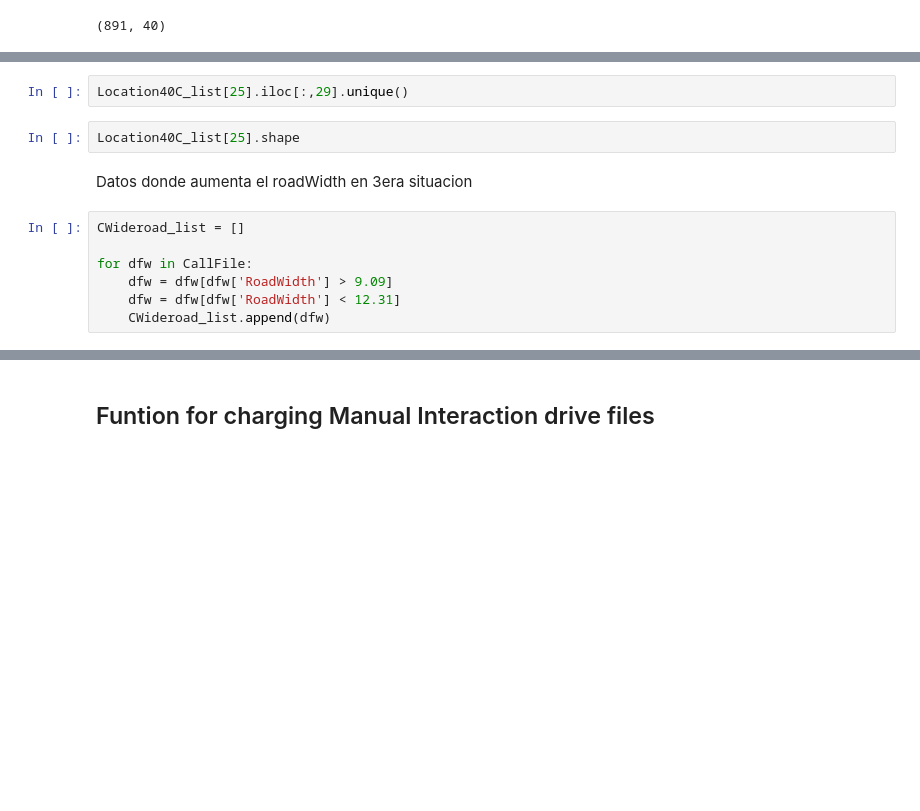
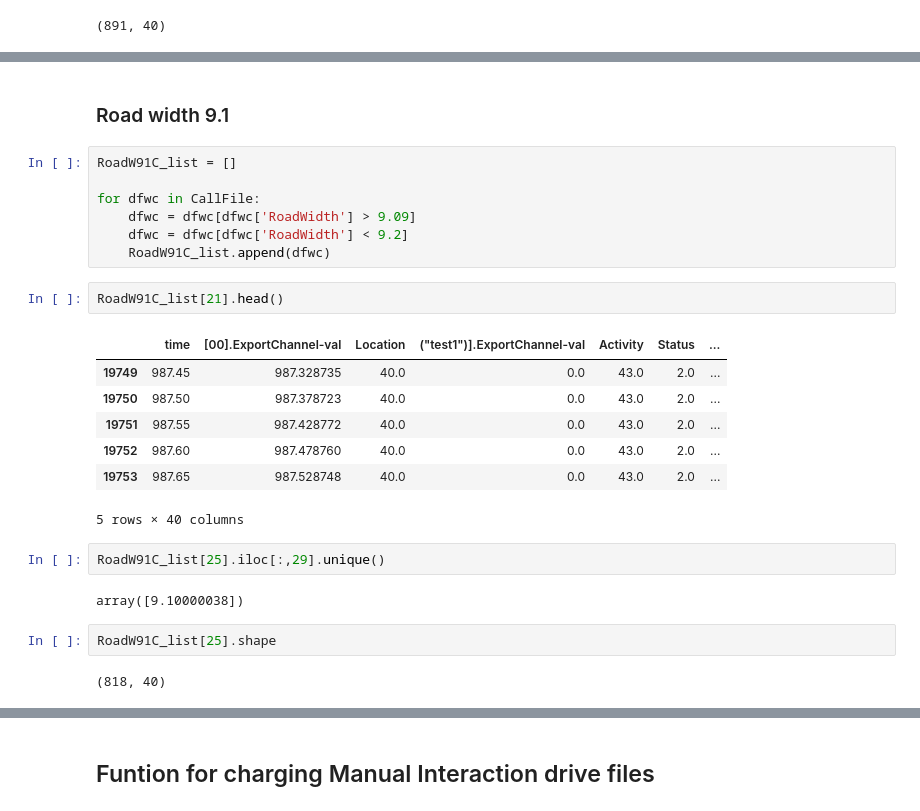
Before and after one commit to laonate/queensland, a Jupyter notebook: Testing.ipynb, the cells around one changed output, grey strips where cells are left out. Drawn from its saved outputs; the diff is of its cells as text; blank space fills up the shorter version.

```diff
--- a/Testing.ipynb
+++ b/Testing.ipynb
@@ -308,13 +318,27 @@ Location40C_list[0].head()
+# %% [markdown]
+### Road width 9.1
+# %%
+RoadW91C_list = []
+
+for dfwc in CallFile:
+    dfwc = dfwc[dfwc['RoadWidth'] > 9.09]
+    dfwc = dfwc[dfwc['RoadWidth'] < 9.2]
+    RoadW91C_list.append(dfwc)
+# %%
+RoadW91C_list[21].head()
+# %% [output]
+|  | time | [00].ExportChannel-val | Location | ("test1")].ExportChannel-val | Activity | Status | ... |
+| 19749 | 987.45 | 987.328735 | 40.0 | 0.0 | 43.0 | 2.0 | ... |
+| 19750 | 987.50 | 987.378723 | 40.0 | 0.0 | 43.0 | 2.0 | ... |
+| 19751 | 987.55 | 987.428772 | 40.0 | 0.0 | 43.0 | 2.0 | ... |
+| 19752 | 987.60 | 987.478760 | 40.0 | 0.0 | 43.0 | 2.0 | ... |
+| 19753 | 987.65 | 987.528748 | 40.0 | 0.0 | 43.0 | 2.0 | ... |
+5 rows × 40 columns
 # %%
-Location40C_list[25].iloc[:,29].unique()
+RoadW91C_list[25].iloc[:,29].unique()
+# %% [output]
+array([9.10000038])
 # %%
-Location40C_list[25].shape
+RoadW91C_list[25].shape
+# %% [output]
+(818, 40)
-# %% [markdown]
-Datos donde aumenta el roadWidth en 3era situacion
-# %%
-CWideroad_list = []
-
-for dfw in CallFile:
-    dfw = dfw[dfw['RoadWidth'] > 9.09]
-    dfw = dfw[dfw['RoadWidth'] < 12.31]
-    CWideroad_list.append(dfw)
```
Also changed, not shown: parts of 57 cells of this notebook.
